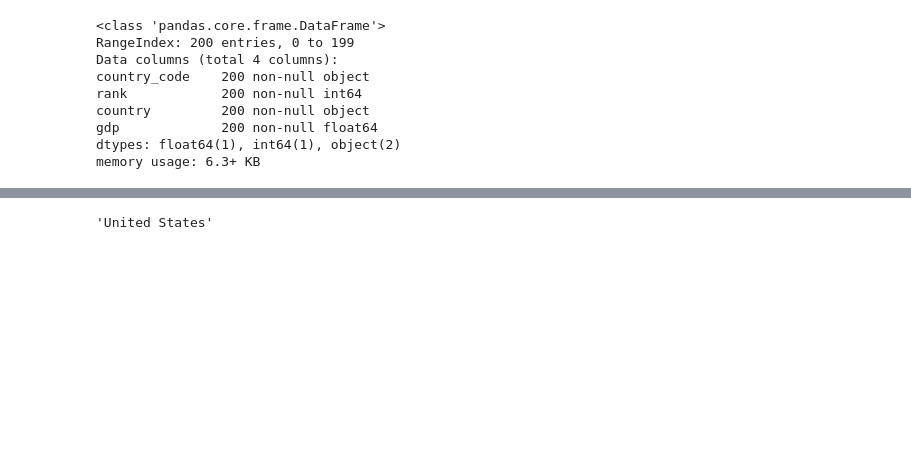
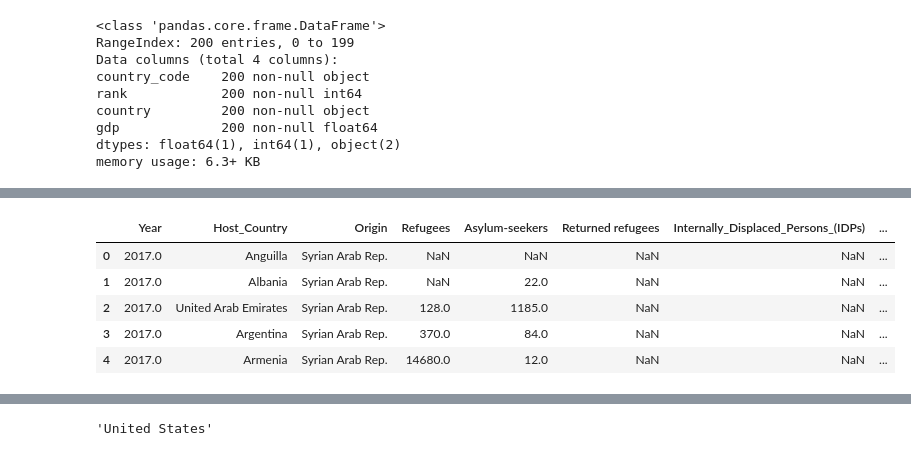
Before and after one commit to mattrehbein/data_studio, a Jupyter notebook: code/02-project/02-Syrian Refugees.ipynb, the cells around one changed output, grey strips where cells are left out. Cells and saved outputs as stored; diff of their text form; code cells hidden in the pictures; blank space fills up the shorter version.

```diff
--- a/code/02-project/02-Syrian Refugees.ipynb
+++ b/code/02-project/02-Syrian Refugees.ipynb
@@ -220,0 +231,11 @@ memory usage: 6.3+ KB
+# %%
+# merged_df = pd.merge(top_pop_df, inc_eco_df, on='City', how='outer')
+gdp_merge = pd.merge(last_year, df2, on='Host_Country', how='outer')
+gdp_merge.head()
+# %% [output]
+|  | Year | Host_Country | Origin | Refugees | Asylum-seekers | Returned refugees | Internally_Displaced_Persons_(IDPs) | ... |
+| 0 | 2017.0 | Anguilla | Syrian Arab Rep. | NaN | NaN | NaN | NaN | ... |
+| 1 | 2017.0 | Albania | Syrian Arab Rep. | NaN | 22.0 | NaN | NaN | ... |
+| 2 | 2017.0 | United Arab Emirates | Syrian Arab Rep. | 128.0 | 1185.0 | NaN | NaN | ... |
+| 3 | 2017.0 | Argentina | Syrian Arab Rep. | 370.0 | 84.0 | NaN | NaN | ... |
+| 4 | 2017.0 | Armenia | Syrian Arab Rep. | 14680.0 | 12.0 | NaN | NaN | ... |
```
Also changed, not shown: parts of 2 cells of this notebook, 1 other file.
